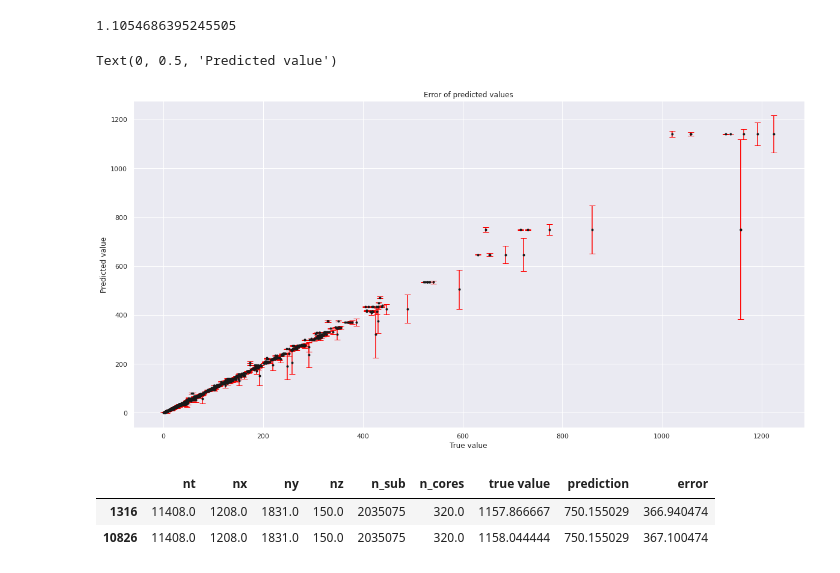
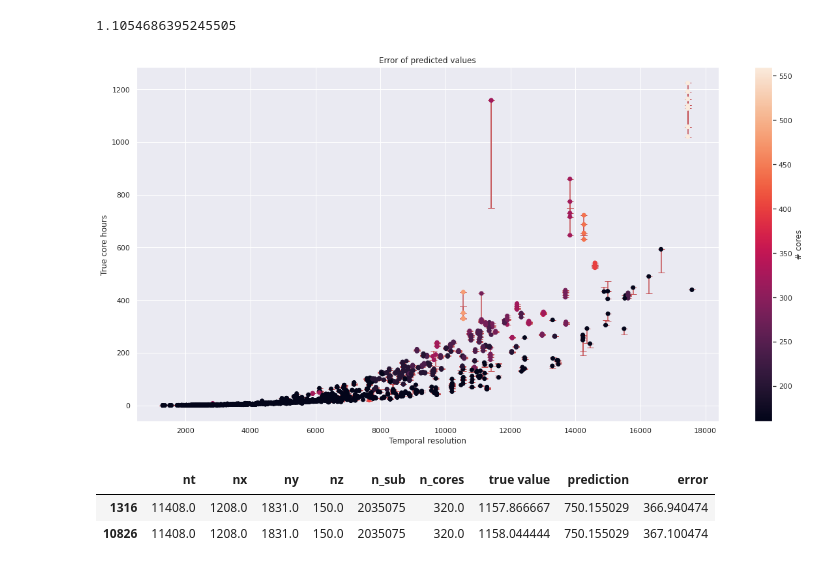
Before and after one commit to neon-ninja/nzrse_hackathon_2020, a Jupyter notebook: train.ipynb, the cells around one changed output. Saved outputs shown, nothing was run; the diff lists cells and outputs as text; code cells hidden in the pictures.

Commit message:
tweak error plot

```diff
--- a/train.ipynb
+++ b/train.ipynb
@@ -84,14 +84,16 @@ quantile_loss(ytest, model.predict(xtest))
 # %%
 quantile = 0.9
 pred = model.predict(xtest)
 errors = np.maximum((ytest - pred) * quantile, (pred - ytest) * (1.0 - quantile))
-plt.errorbar(ytest, pred, yerr=errors, fmt='.k', ecolor = 'red', markersize=6, capsize=5) # errors seem to increase with higher core_hours
+plt.scatter(xtest.nt, ytest, c=xtest.n_cores, zorder=10) # errors seem to increase with higher core_hours
+plt.errorbar(xtest.nt, ytest, yerr=[np.zeros_like(errors), pred - ytest], fmt='none', ecolor = 'r', capsize=5) # errors seem to increase with higher core_hours
 plt.title("Error of predicted values")
-plt.xlabel("True value")
-plt.ylabel("Predicted value")
+plt.xlabel("Temporal resolution")
+plt.ylabel("True core hours")
+cbar = plt.colorbar()
+cbar.set_label("# cores")
 # %% [output]
-Text(0, 0.5, 'Predicted value')
-[figure, old version]
+[figure, new version]
 # %%
 mask = errors > 100
 tricky_rows = xtest[mask].copy()
```
